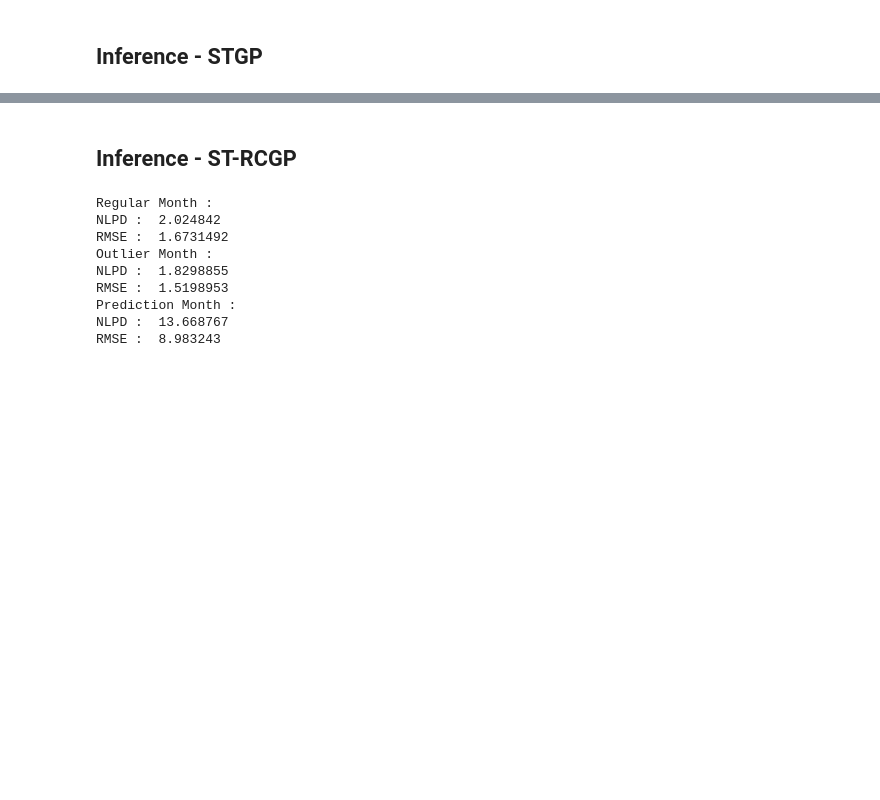
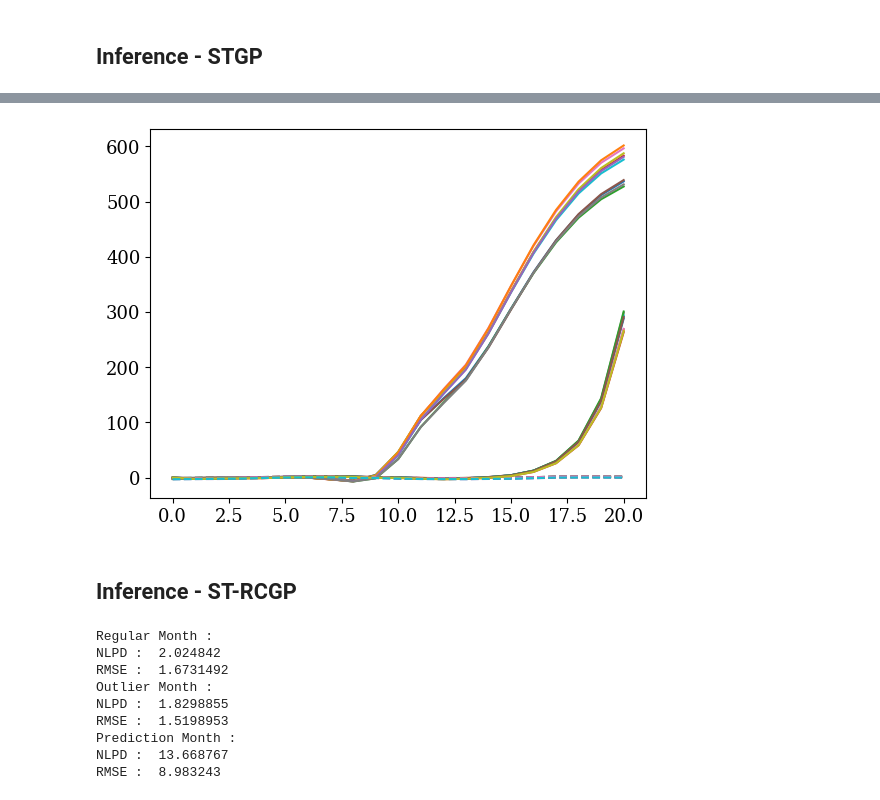
Before and after one commit to williamlaplante/ST-RCGP, a Jupyter notebook: experiments/weather-forecasting/model-fitting.ipynb, the cells around one changed output, grey strips where cells are left out. Drawn from its saved outputs; the diff is of its cells as text; code cells hidden in the pictures; blank space fills up the shorter version.

```diff
--- a/experiments/weather-forecasting/model-fitting.ipynb
+++ b/experiments/weather-forecasting/model-fitting.ipynb
@@ -346,3 +427,12 @@ RMSE :  7.378167
+# %%
+for i in range(10):
+    plt.plot(preds_smooth_stgp[:, 4 * i])
+    plt.plot(preds_filt_stgp[:, 4 * i])
+
+
+    plt.plot(Ys_train[:, 4 * i], '--')
+# %% [output]
+[figure, added]
 # %% [markdown]
 ## Inference - ST-RCGP
 # %%
```
Also changed, not shown: parts of 11 cells of this notebook, 1 other file.
